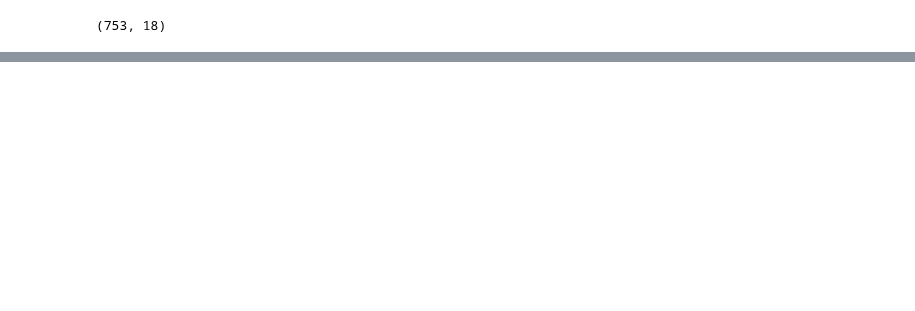
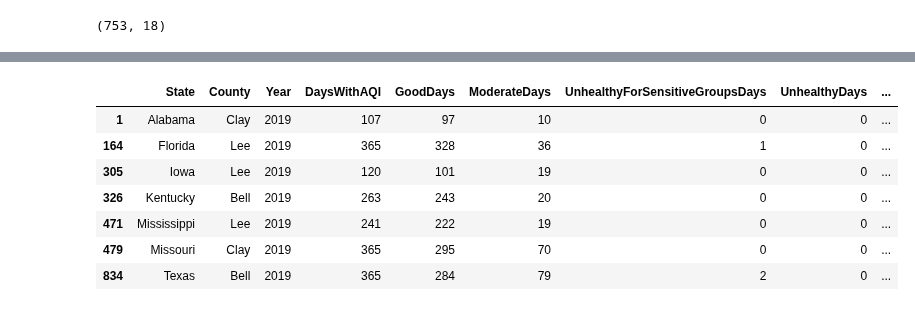
Before and after one commit to AvatarJoshi/copd_project, a Jupyter notebook: 2019/AirQuality_2019.ipynb, the cells around one changed output, grey strips where cells are left out. Saved outputs shown, nothing was run; the diff lists cells and outputs as text; code cells hidden in the pictures; blank space fills up the shorter version.

Commit message:
Exploring top10 COPD counties and AQI

```diff
--- a/2019/AirQuality_2019.ipynb
+++ b/2019/AirQuality_2019.ipynb
@@ -242,0 +236,22 @@ aqi_df.loc[aqi_df['County'].isin(["Mariposa", "Mono"])]
+# %%
+# Look up the top 10 counties with highest levels of COPD
+aqi_df.loc[aqi_df['County'].isin(
+    ['Lee',
+     'Clay',
+     'Kusilvak',
+     'Bell',
+     'McDowell',
+     'Wolfe',
+     'Harlan',
+     'Leslie',
+     'McCreary',
+     'Knott'])]
+# %% [output]
+|  | State | County | Year | DaysWithAQI | GoodDays | ModerateDays | UnhealthyForSensitiveGroupsDays | UnhealthyDays | ... |
+| 1 | Alabama | Clay | 2019 | 107 | 97 | 10 | 0 | 0 | ... |
+| 164 | Florida | Lee | 2019 | 365 | 328 | 36 | 1 | 0 | ... |
+| 305 | Iowa | Lee | 2019 | 120 | 101 | 19 | 0 | 0 | ... |
+| 326 | Kentucky | Bell | 2019 | 263 | 243 | 20 | 0 | 0 | ... |
+| 471 | Mississippi | Lee | 2019 | 241 | 222 | 19 | 0 | 0 | ... |
+| 479 | Missouri | Clay | 2019 | 365 | 295 | 70 | 0 | 0 | ... |
+| 834 | Texas | Bell | 2019 | 365 | 284 | 79 | 2 | 0 | ... |
```
Also changed, not shown: parts of 5 cells of this notebook.
